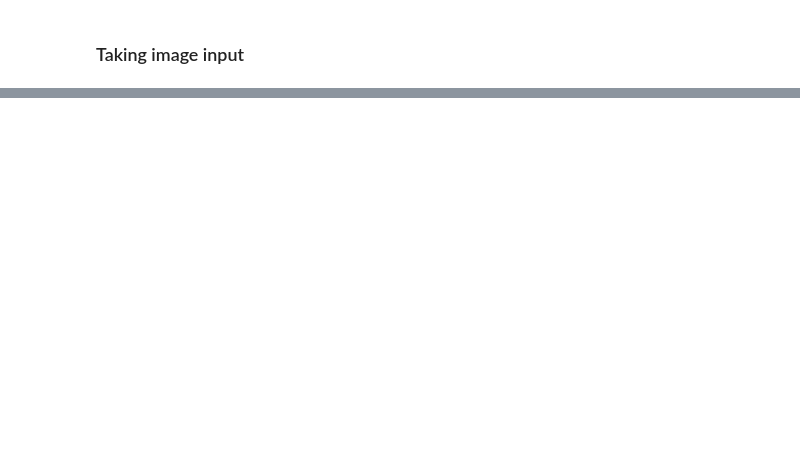
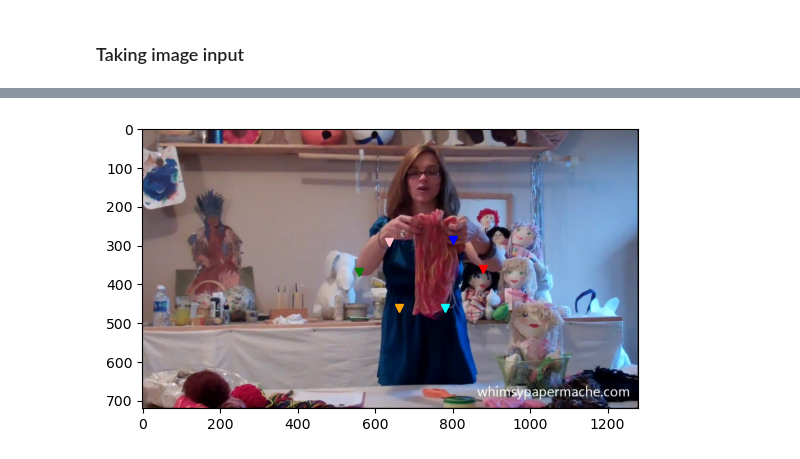
Before and after one commit to KaiserZZK/MoveNet-CoM, a Jupyter notebook: pose_estimation.ipynb, the cells around one changed output, grey strips where cells are left out. Drawn from its saved outputs; the diff is of its cells as text; code cells hidden in the pictures; blank space fills up the shorter version.

```diff
--- a/pose_estimation.ipynb
+++ b/pose_estimation.ipynb
@@ -54,0 +236,13 @@ OpenCV: camera failed to properly initialize!
+# %%
+plt.imshow(image)
+plt.plot(879, 359, marker='v', color="red") # left elbow
+plt.plot(558, 368, marker='v', color="green") # right elbow
+plt.plot(801, 284, marker='v', color="blue") # left shoulder
+plt.plot(635, 290, marker='v', color="pink") # right elbow
+plt.plot(781, 461, marker='v', color="cyan") # left hip
+plt.plot(663, 462, marker='v', color="orange") # right hip
+
+
+plt.show()
+# %% [output]
+[figure, added]
```
Also changed, not shown: parts of 35 cells of this notebook, 1 other file.
